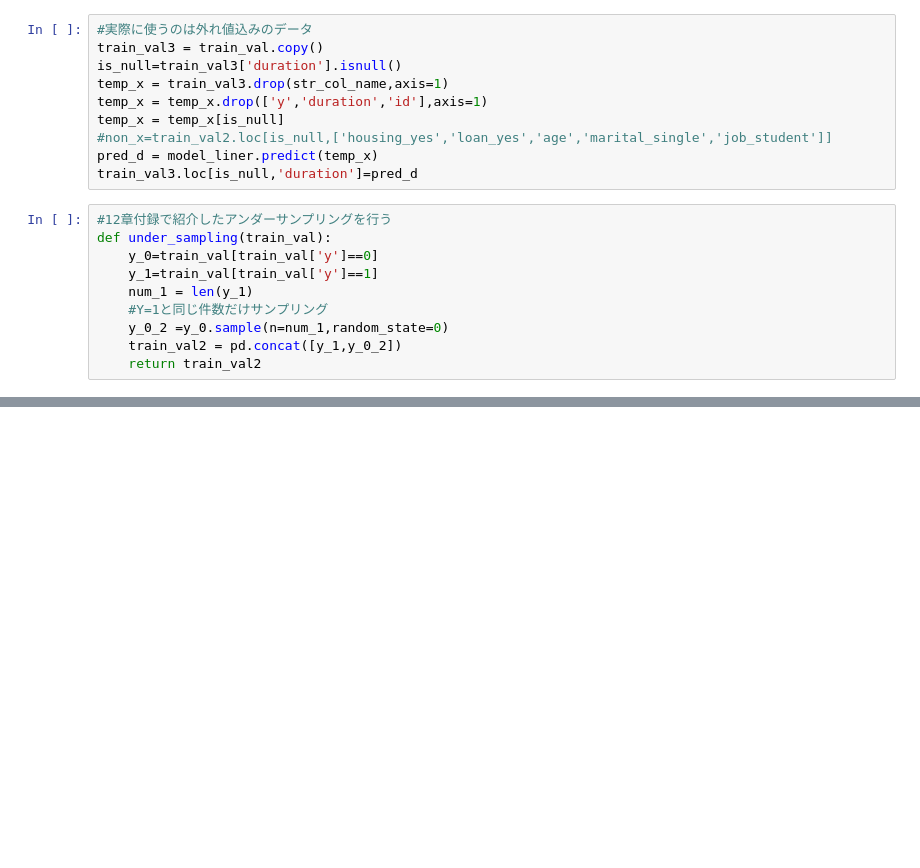
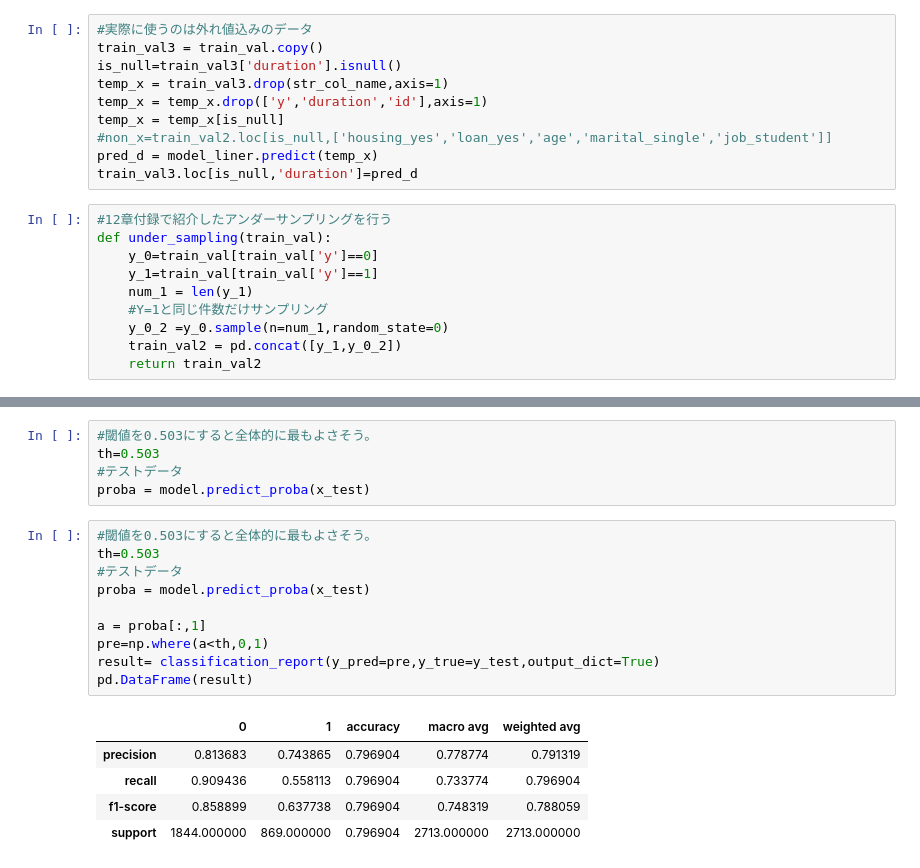
Before and after one commit to yamaguchinorimitsu/ajax_app, a Jupyter notebook: スッキリ機械第13章練習問題.ipynb, the cells around one changed output, grey strips where cells are left out. Cells and saved outputs as stored; diff of their text form; blank space fills up the shorter version.

```diff
--- a/スッキリ機械第13章練習問題.ipynb
+++ b/スッキリ機械第13章練習問題.ipynb
@@ -238,0 +356,21 @@ for j in range(2,10):
+# %%
+#閾値を0.503にすると全体的に最もよさそう。
+th=0.503
+#テストデータ
+proba = model.predict_proba(x_test)
+# %%
+#閾値を0.503にすると全体的に最もよさそう。
+th=0.503
+#テストデータ
+proba = model.predict_proba(x_test)
+
+a = proba[:,1]
+pre=np.where(a<th,0,1)
+result= classification_report(y_pred=pre,y_true=y_test,output_dict=True)
+pd.DataFrame(result)
+# %% [output]
+|  | 0 | 1 | accuracy | macro avg | weighted avg |
+| precision | 0.813683 | 0.743865 | 0.796904 | 0.778774 | 0.791319 |
+| recall | 0.909436 | 0.558113 | 0.796904 | 0.733774 | 0.796904 |
+| f1-score | 0.858899 | 0.637738 | 0.796904 | 0.748319 | 0.788059 |
+| support | 1844.000000 | 869.000000 | 0.796904 | 2713.000000 | 2713.000000 |
```
Also changed, not shown: parts of 11 cells of this notebook.
